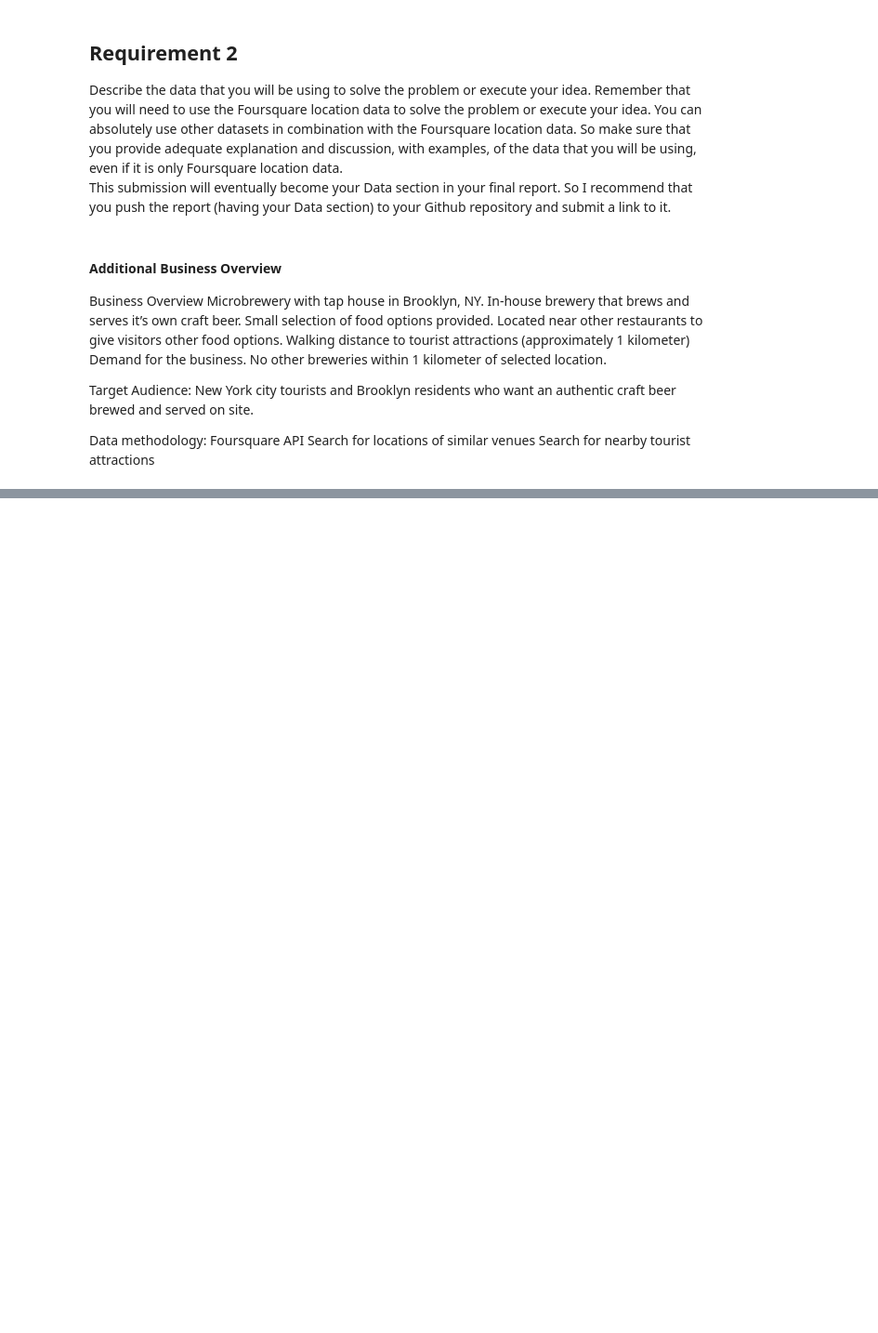
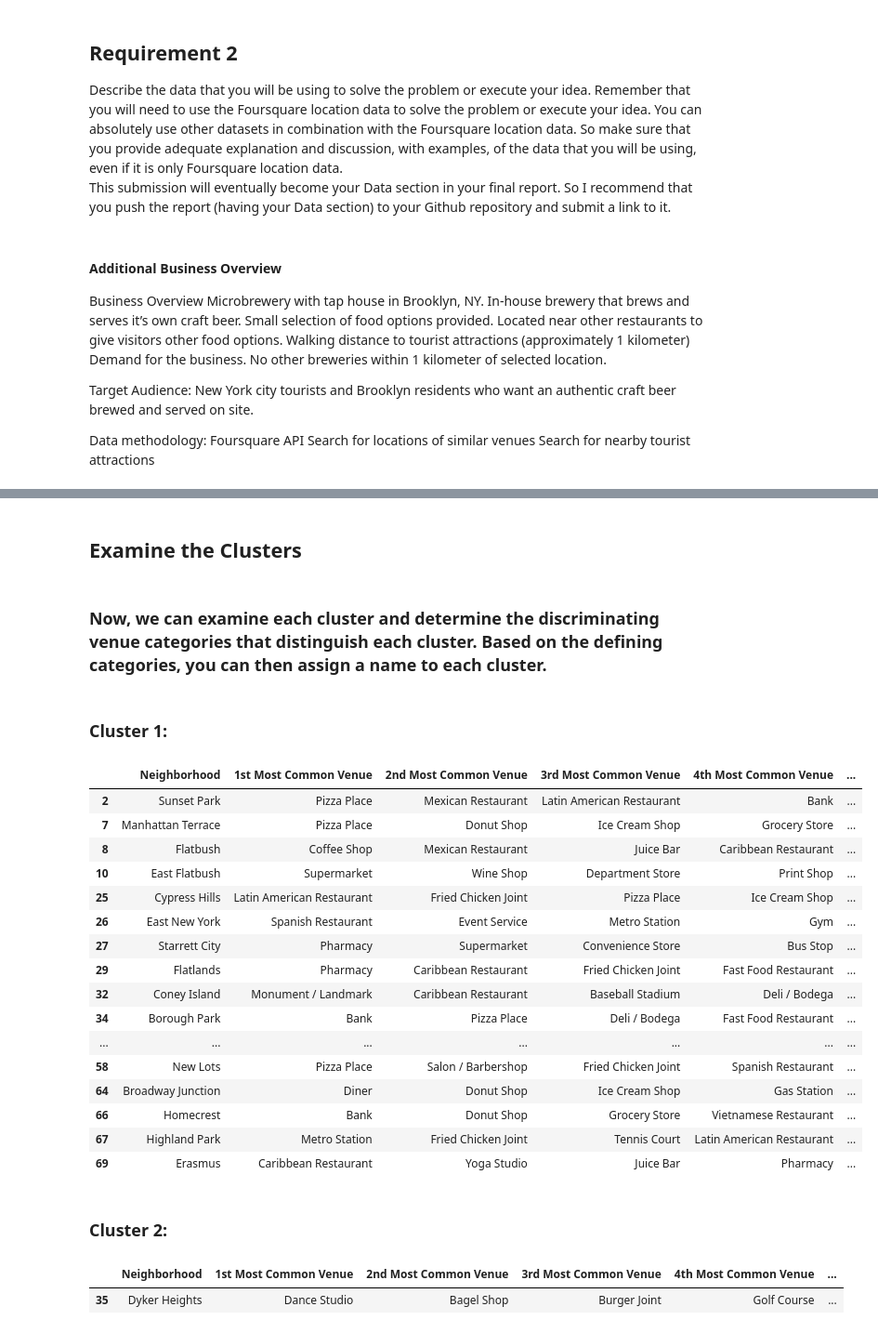
Before and after one commit to mswain1/Github-repository-MCS, a Jupyter notebook: Coursera Capstone - Week 4 - Brooklyn Brewery.ipynb, the cells around one changed output, grey strips where cells are left out. Shown at 93% size. Cells and saved outputs as stored; diff of their text form; code cells hidden in the pictures; blank space fills up the shorter version.

Commit message:
Published from Watson Studio.

```diff
--- a/Coursera Capstone - Week 4 - Brooklyn Brewery.ipynb
+++ b/Coursera Capstone - Week 4 - Brooklyn Brewery.ipynb
@@ -32,0 +645,21 @@ Search for nearby tourist attractions
+# %%
+num_top_venues = 10
+
+indicators = ['st', 'nd', 'rd']
+
+# create columns according to number of top venues
+columns = ['Neighborhood']
+for ind in np.arange(num_top_venues):
+    try:
+        columns.append('{}{} Most Common Venue'.format(ind+1, indicators[ind]))
+    except:
+        columns.append('{}th Most Common Venue'.format(ind+1))
+
+# create a new dataframe
+neighborhoods_venues_sorted = pd.DataFrame(columns=columns)
+neighborhoods_venues_sorted['Neighborhood'] = brooklyn_grouped['Neighborhood']
+
+for ind in np.arange(brooklyn_grouped.shape[0]):
+    neighborhoods_venues_sorted.iloc[ind, 1:] = return_most_common_venues(brooklyn_grouped.iloc[ind, :], num_top_venues)
+
+neighborhoods_venues_sorted.head()
@@ -32,0 +677,11 @@ Search for nearby tourist attractions
+# %%
+# set number of clusters
+kclusters = 5
+
+brooklyn_grouped_clustering = brooklyn_grouped.drop('Neighborhood', 1)
+
+# run k-means clustering
+kmeans = KMeans(n_clusters=kclusters, random_state=0).fit(brooklyn_grouped_clustering)
+
+# check cluster labels generated for each row in the dataframe
+kmeans.labels_[0:10]
@@ -32,0 +692,10 @@ Search for nearby tourist attractions
+# %%
+# add clustering labels
+neighborhoods_venues_sorted.insert(0, 'Cluster Labels', kmeans.labels_)
+
+brooklyn_merged = brooklyn_data
+
+# merge brooklyn_grouped with brooklyn_data to add latitude/longitude for each neighborhood
+brooklyn_merged = brooklyn_merged.join(neighborhoods_venues_sorted.set_index('Neighborhood'), on='Neighborhood')
+
+brooklyn_merged.head() # check the last columns!
@@ -32,0 +737,33 @@ Search for nearby tourist attractions
+# %% [markdown]
+## Examine the Clusters
+# %% [markdown]
+### Now, we can examine each cluster and determine the discriminating venue categories that distinguish each cluster. Based on the defining categories, you can then assign a name to each cluster.
+# %% [markdown]
+### Cluster 1:
+# %%
+brooklyn_merged.loc[brooklyn_merged['Cluster Labels'] == 0, brooklyn_merged.columns[[1] + list(range(5, brooklyn_merged.shape[1]))]]
+# %% [output]
+|  | Neighborhood | 1st Most Common Venue | 2nd Most Common Venue | 3rd Most Common Venue | 4th Most Common Venue | ... |
+| 2 | Sunset Park | Pizza Place | Mexican Restaurant | Latin American Restaurant | Bank | ... |
+| 7 | Manhattan Terrace | Pizza Place | Donut Shop | Ice Cream Shop | Grocery Store | ... |
+| 8 | Flatbush | Coffee Shop | Mexican Restaurant | Juice Bar | Caribbean Restaurant | ... |
+| 10 | East Flatbush | Supermarket | Wine Shop | Department Store | Print Shop | ... |
+| 25 | Cypress Hills | Latin American Restaurant | Fried Chicken Joint | Pizza Place | Ice Cream Shop | ... |
+| 26 | East New York | Spanish Restaurant | Event Service | Metro Station | Gym | ... |
+| 27 | Starrett City | Pharmacy | Supermarket | Convenience Store | Bus Stop | ... |
+| 29 | Flatlands | Pharmacy | Caribbean Restaurant | Fried Chicken Joint | Fast Food Restaurant | ... |
+| 32 | Coney Island | Monument / Landmark | Caribbean Restaurant | Baseball Stadium | Deli / Bodega | ... |
+| 34 | Borough Park | Bank | Pizza Place | Deli / Bodega | Fast Food Restaurant | ... |
+| ... | ... | ... | ... | ... | ... | ... |
+| 58 | New Lots | Pizza Place | Salon / Barbershop | Fried Chicken Joint | Spanish Restaurant | ... |
+| 64 | Broadway Junction | Diner | Donut Shop | Ice Cream Shop | Gas Station | ... |
+| 66 | Homecrest | Bank | Donut Shop | Grocery Store | Vietnamese Restaurant | ... |
+| 67 | Highland Park | Metro Station | Fried Chicken Joint | Tennis Court | Latin American Restaurant | ... |
+| 69 | Erasmus | Caribbean Restaurant | Yoga Studio | Juice Bar | Pharmacy | ... |
+# %% [markdown]
+### Cluster 2:
+# %%
+brooklyn_merged.loc[brooklyn_merged['Cluster Labels'] == 1, brooklyn_merged.columns[[1] + list(range(5, brooklyn_merged.shape[1]))]]
+# %% [output]
+|  | Neighborhood | 1st Most Common Venue | 2nd Most Common Venue | 3rd Most Common Venue | 4th Most Common Venue | ... |
+| 35 | Dyker Heights | Dance Studio | Bagel Shop | Burger Joint | Golf Course | ... |
```
Also changed, not shown: parts of 86 cells of this notebook.
